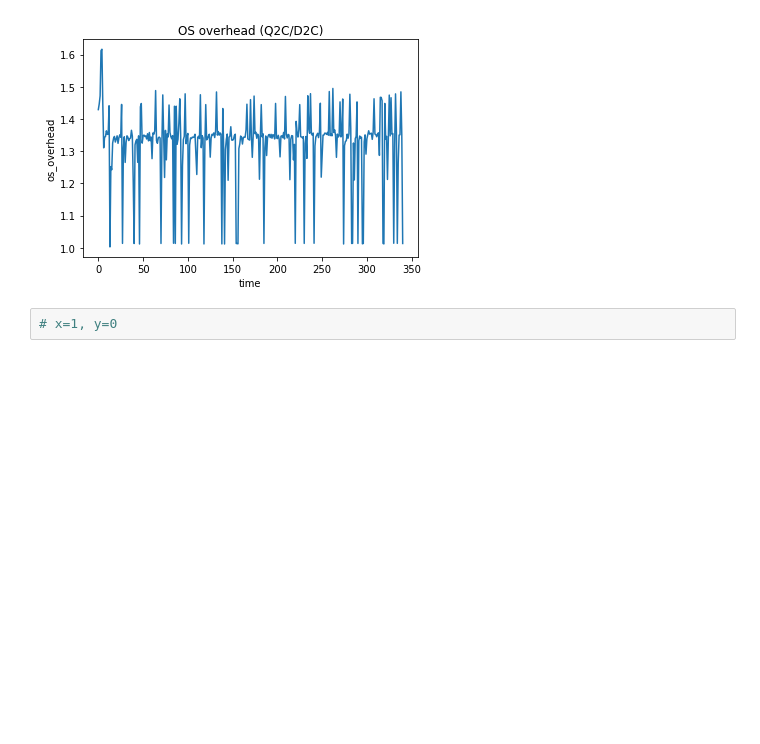
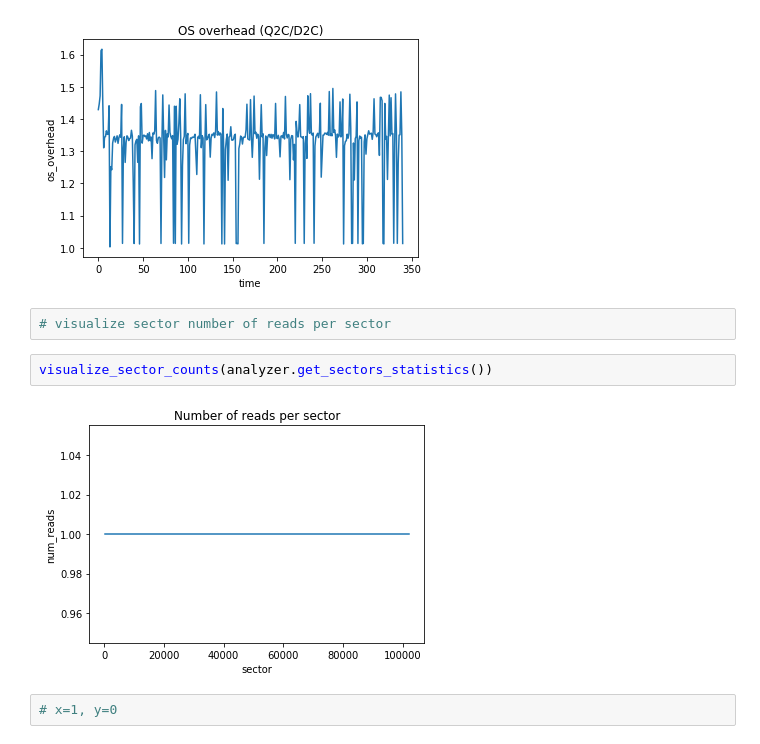
Before and after one commit to Romeus/blkparseanalyzer, a Jupyter notebook: test_analyzer.ipynb, the cells around one changed output. Saved outputs shown, nothing was run; the diff lists cells and outputs as text; blank space fills up the shorter version.

```diff
--- a/test_analyzer.ipynb
+++ b/test_analyzer.ipynb
@@ -90,6 +102,12 @@ visualize_sector_reads(analyzer.get_sector_reads())
 visualize_os_overhead(analyzer.get_os_overhead())
 # %% [output]
 [figure]
+# %%
+# visualize sector number of reads per sector
+# %%
+visualize_sector_counts(analyzer.get_sectors_statistics())
+# %% [output]
+[figure, added]
 # %%
 # x=1, y=0
 # %%
```
Also changed, not shown: parts of 11 cells of this notebook.
